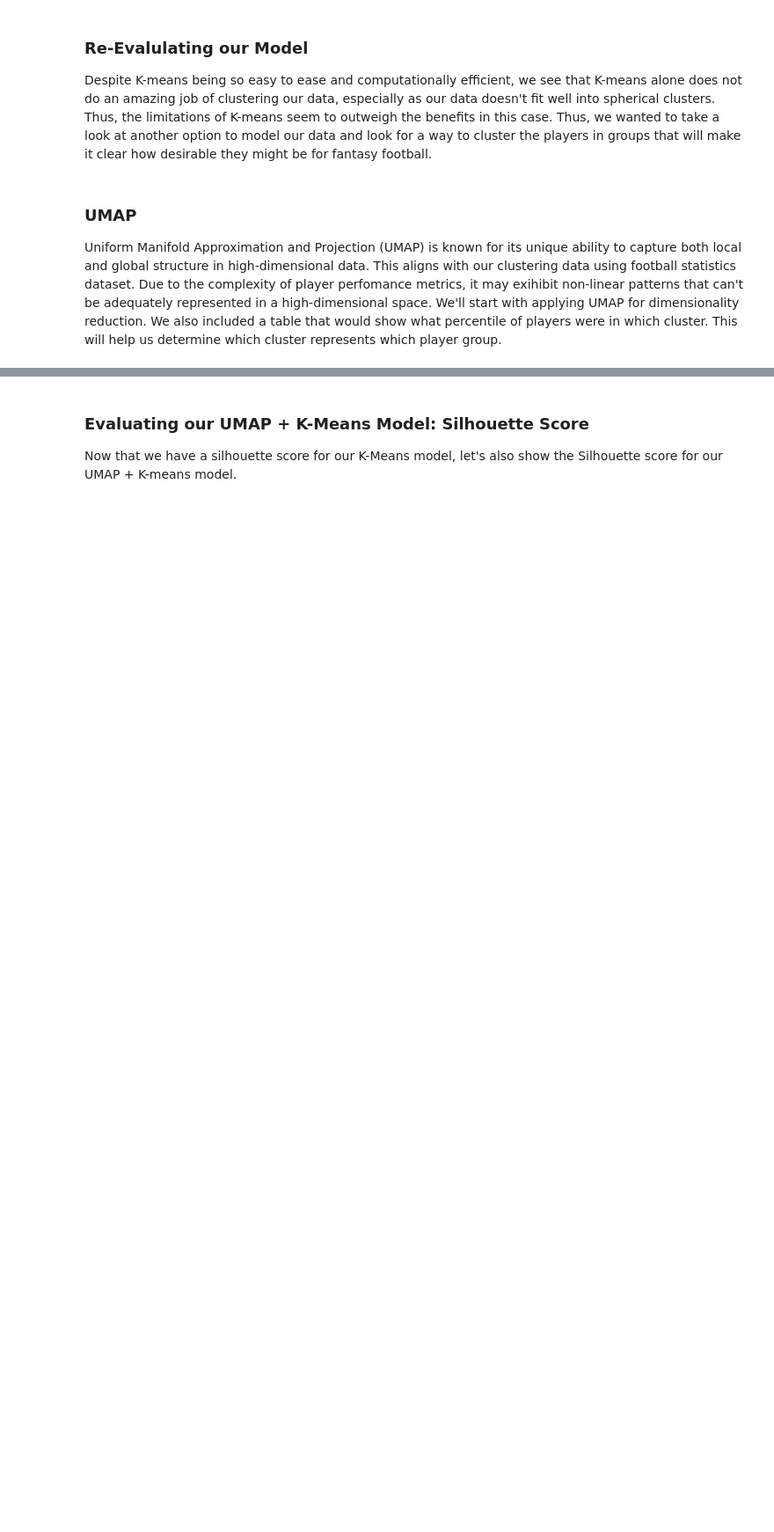
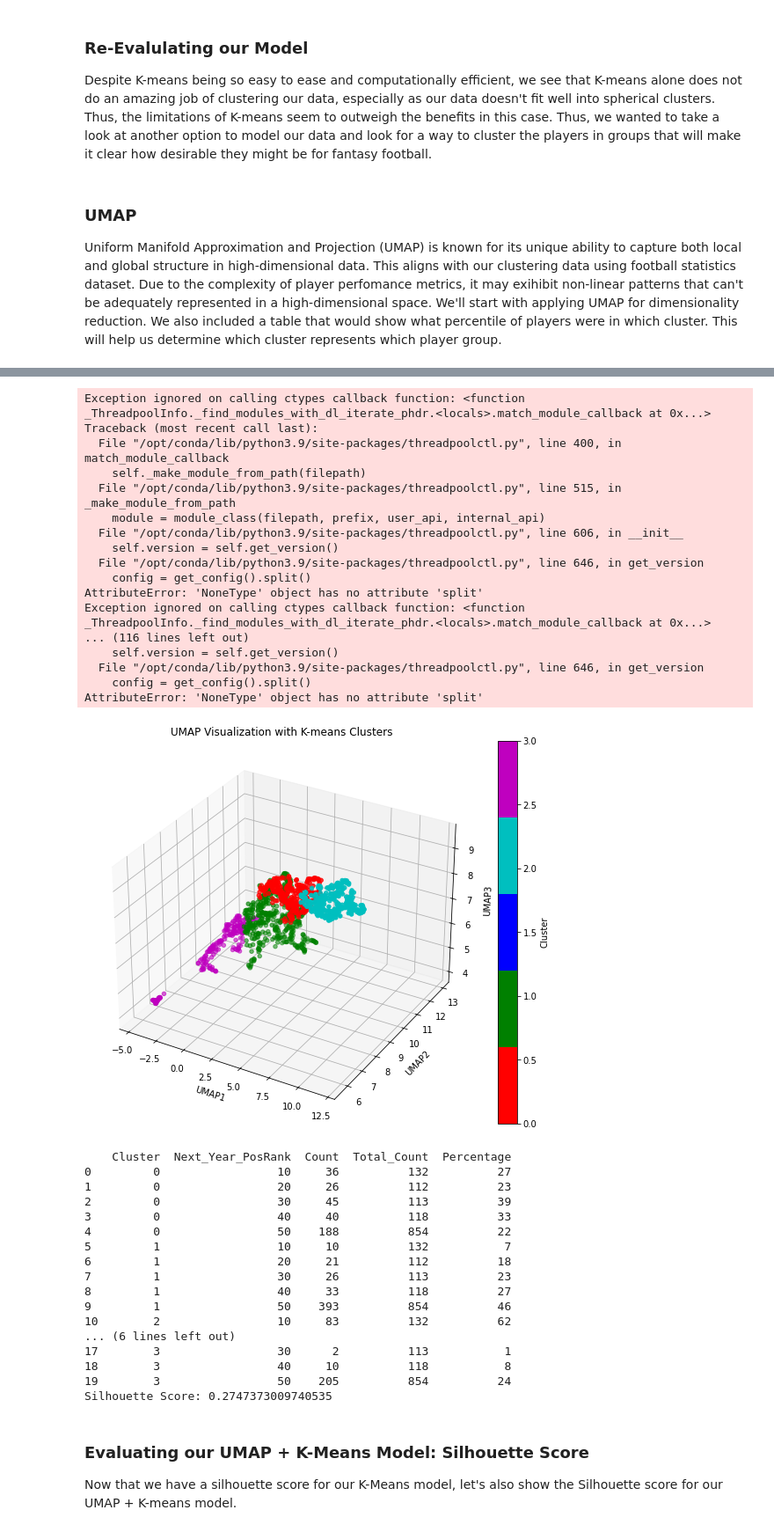
Before and after one commit to vpphan/group_template, a Jupyter notebook: FinalProject_groupXXX.ipynb, the cells around one changed output, grey strips where cells are left out. Shown at 88% size. Saved outputs shown, nothing was run; the diff lists cells and outputs as text; code cells hidden in the pictures; blank space fills up the shorter version.

```diff
--- a/FinalProject_groupXXX.ipynb
+++ b/FinalProject_groupXXX.ipynb
@@ -361,3 +631,41 @@ For Passing, the clusters formed by applying KMeans to the passing features have
+# %%
+UMAP_Vis_reduced(Rushing, ['Att','Yds','TD','1D','Succ%','Y/A','Y/G'],4)
+# %% [output]
+Exception ignored on calling ctypes callback function: <function _ThreadpoolInfo._find_modules_with_dl_iterate_phdr.<locals>.match_module_callback at 0x...>
+Traceback (most recent call last):
+  File "/opt/conda/lib/python3.9/site-packages/threadpoolctl.py", line 400, in match_module_callback
+    self._make_module_from_path(filepath)
+  File "/opt/conda/lib/python3.9/site-packages/threadpoolctl.py", line 515, in _make_module_from_path
+    module = module_class(filepath, prefix, user_api, internal_api)
+  File "/opt/conda/lib/python3.9/site-packages/threadpoolctl.py", line 606, in __init__
+    self.version = self.get_version()
+  File "/opt/conda/lib/python3.9/site-packages/threadpoolctl.py", line 646, in get_version
+    config = get_config().split()
+AttributeError: 'NoneType' object has no attribute 'split'
+Exception ignored on calling ctypes callback function: <function _ThreadpoolInfo._find_modules_with_dl_iterate_phdr.<locals>.match_module_callback at 0x...>
+... (116 lines left out)
+    self.version = self.get_version()
+  File "/opt/conda/lib/python3.9/site-packages/threadpoolctl.py", line 646, in get_version
+    config = get_config().split()
+AttributeError: 'NoneType' object has no attribute 'split'
+[figure, added]
+    Cluster  Next_Year_PosRank  Count  Total_Count  Percentage
+0         0                 10     36          132          27
+1         0                 20     26          112          23
+2         0                 30     45          113          39
+3         0                 40     40          118          33
+4         0                 50    188          854          22
+5         1                 10     10          132           7
+6         1                 20     21          112          18
+7         1                 30     26          113          23
+8         1                 40     33          118          27
+9         1                 50    393          854          46
+10        2                 10     83          132          62
+... (6 lines left out)
+17        3                 30      2          113           1
+18        3                 40     10          118           8
+19        3                 50    205          854          24
+Silhouette Score: 0.2747373009740535
 # %% [markdown]
 ### Evaluating our UMAP + K-Means Model: Silhouette Score
 
```
Also changed, not shown: parts of 20 cells of this notebook.
